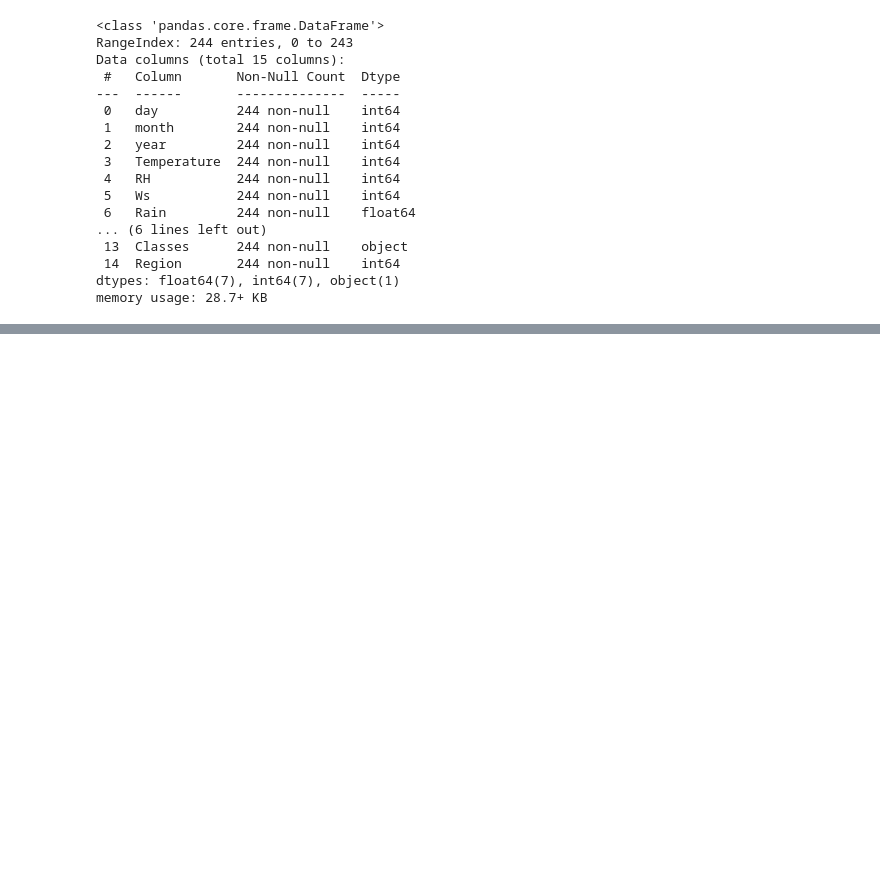
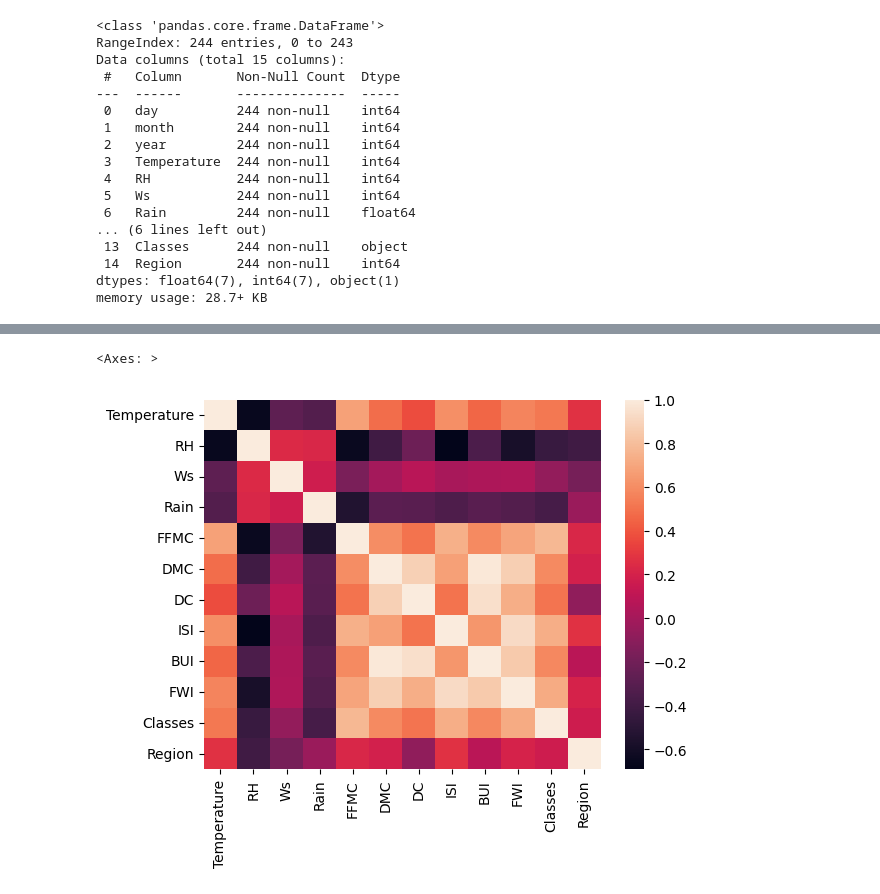
Before and after one commit to SawhneySatvik/MachineLearning, a Jupyter notebook: 06.Regression/ForestFires.ipynb, the cells around one changed output, grey strips where cells are left out. Cells and saved outputs as stored; diff of their text form; code cells hidden in the pictures; blank space fills up the shorter version.

```diff
--- a/06.Regression/ForestFires.ipynb
+++ b/06.Regression/ForestFires.ipynb
@@ -138,0 +209,5 @@ KeyError: "None of [Index(['DCFWI'], dtype='object')] are in the [columns]"
+# %%
+sns.heatmap(df_copy.corr())
+# %% [output]
+<Axes: >
+[figure, added]
```
Also changed, not shown: parts of 13 cells of this notebook.
